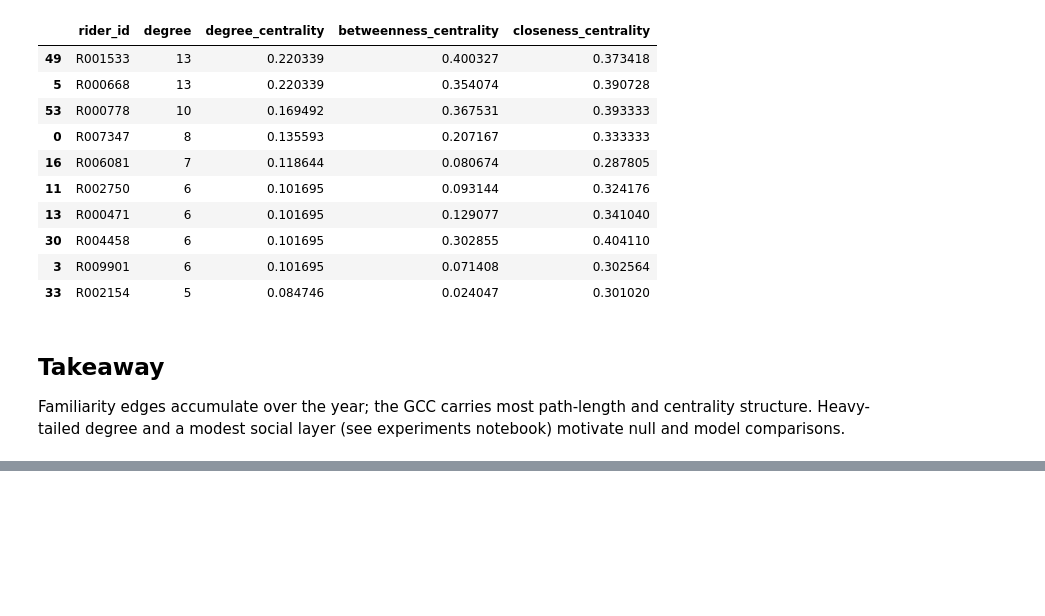
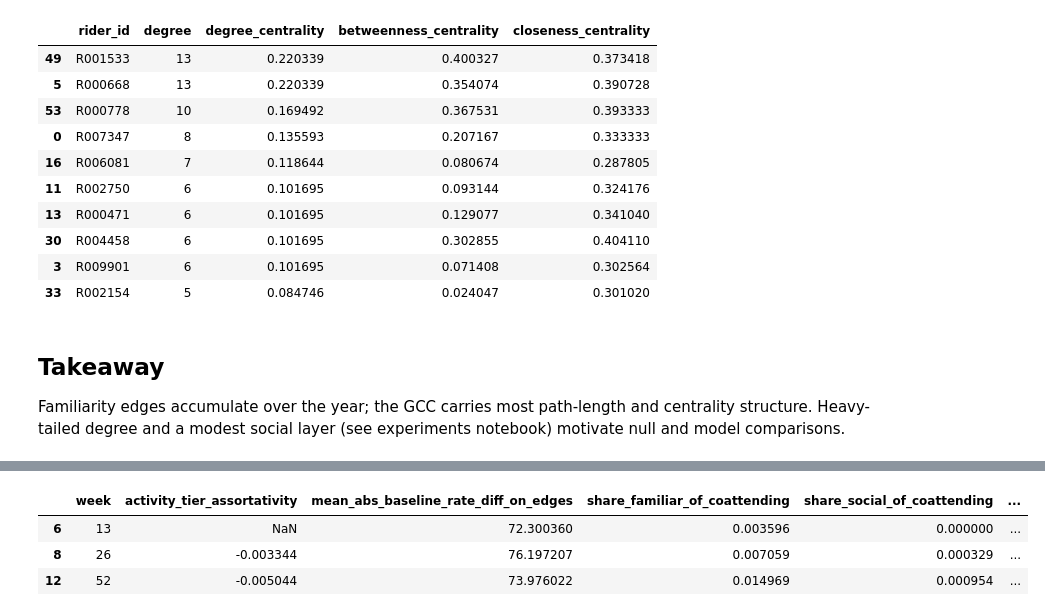
Before and after one commit to agarcia1920/dsan6400-final-project, a Jupyter notebook: analysis/02_network_analysis.ipynb, the cells around one changed output, grey strips where cells are left out. Cells and saved outputs as stored; diff of their text form; code cells hidden in the pictures; blank space fills up the shorter version.

```diff
--- a/analysis/02_network_analysis.ipynb
+++ b/analysis/02_network_analysis.ipynb
@@ -109,0 +114,12 @@ Familiarity edges accumulate over the year; the GCC carries most path-length and
+# %%
+base = master[(master['scenario']=='baseline') & (master['seed']==6400)]
+link = base[(base['network_type']=='familiarity') & (base['week'].isin([13,26,52]))]
+cols = ['week','activity_tier_assortativity','mean_abs_baseline_rate_diff_on_edges',
+        'share_familiar_of_coattending','share_social_of_coattending',
+        'latent_repeated_co_not_social_dyads','latent_riders_with_co_but_no_social_tie']
+link[[c for c in cols if c in link.columns]]
+# %% [output]
+|  | week | activity_tier_assortativity | mean_abs_baseline_rate_diff_on_edges | share_familiar_of_coattending | share_social_of_coattending | ... |
+| 6 | 13 | NaN | 72.300360 | 0.003596 | 0.000000 | ... |
+| 8 | 26 | -0.003344 | 76.197207 | 0.007059 | 0.000329 | ... |
+| 12 | 52 | -0.005044 | 73.976022 | 0.014969 | 0.000954 | ... |
```
Also changed, not shown: parts of 4 cells of this notebook, 29 other files.
